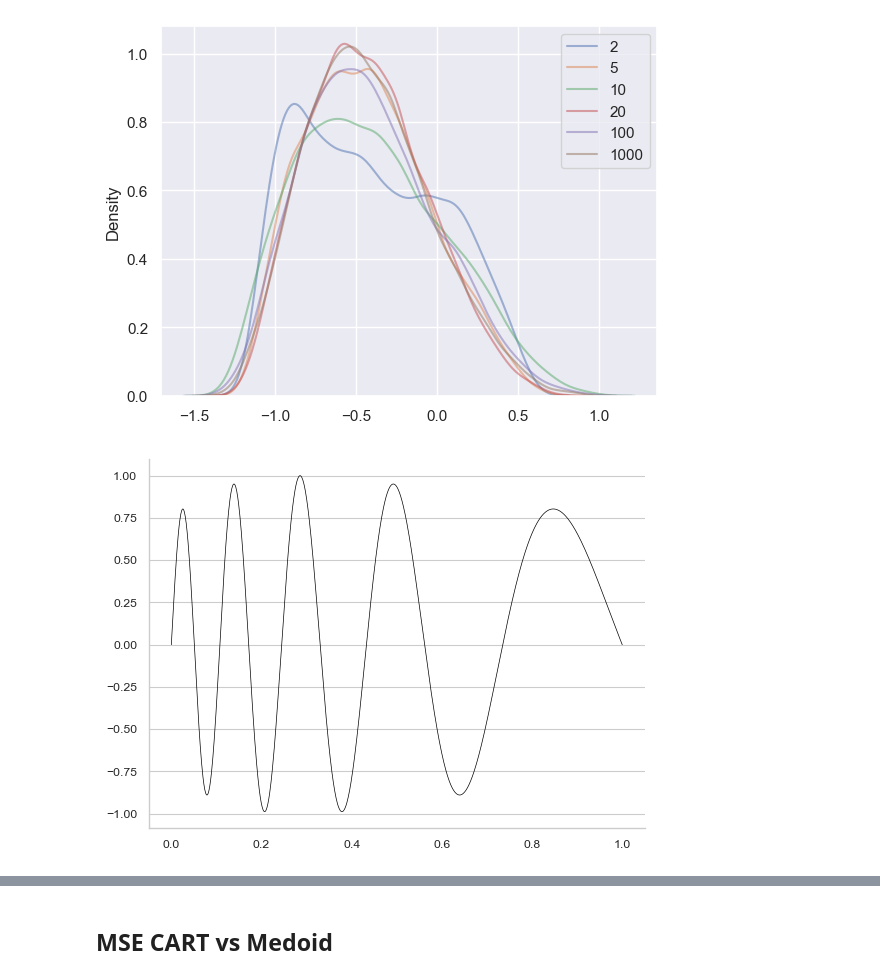
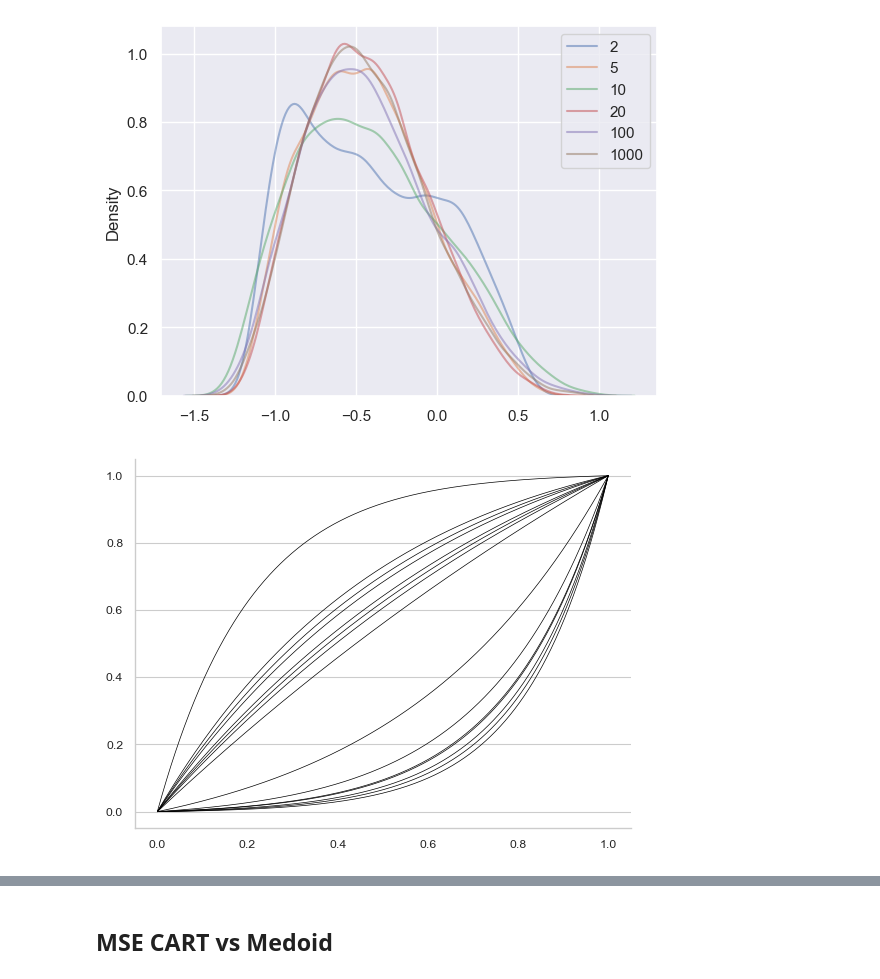
Before and after one commit to matthieubulte/pyfrechet, a Jupyter notebook: benchmark/phase.ipynb, the cells around one changed output, grey strips where cells are left out. Cells and saved outputs as stored; diff of their text form; code cells hidden in the pictures.

```diff
--- a/benchmark/phase.ipynb
+++ b/benchmark/phase.ipynb
@@ -21,33 +21,34 @@ plt.legend();
 import pandas as pd
 import numpy as np
 from scipy import stats
 import matplotlib.pyplot as plt
 import seaborn as sns
 
 # sns.set_theme()
 sns.set_style("whitegrid")
 sns.set_context("paper")
 
 np.random.seed(41)
 
 N = 10000
 p = 10
 alpha = np.random.randn()
 beta = np.random.randn(p)
 
 t = np.linspace(0,1,1000)
 def m(x):
     eta = 2*(x-0.5).dot(beta)/np.sqrt(p) + alpha
     k = 4
     a = 3 * stats.logistic.cdf(eta) - 1.5
     gam_t = (np.exp(k*(a * t)) - 1) / (np.exp(k*a) - 1)
-    return (1 - np.power(gam_t - 0.5, 2)) * np.sin(np.pi * 9 * gam_t)
+    # return (1 - np.power(gam_t - 0.5, 2)) * np.sin(np.pi * 9 * gam_t)
+    return gam_t
 
-for i in range(1):
+for i in range(15):
     sns.lineplot(x=t, y=m(np.random.randn(p)), color='black', alpha=1, linewidth=0.5)
 
 plt.gca().spines[['right', 'top']].set_visible(False)
 plt.grid(axis='x')
 plt.savefig('sample_phase.pdf')
 # %% [output]
-[figure, old version]
+[figure, new version]
```
Also changed, not shown: parts of 8 cells of this notebook, 15 other files.
